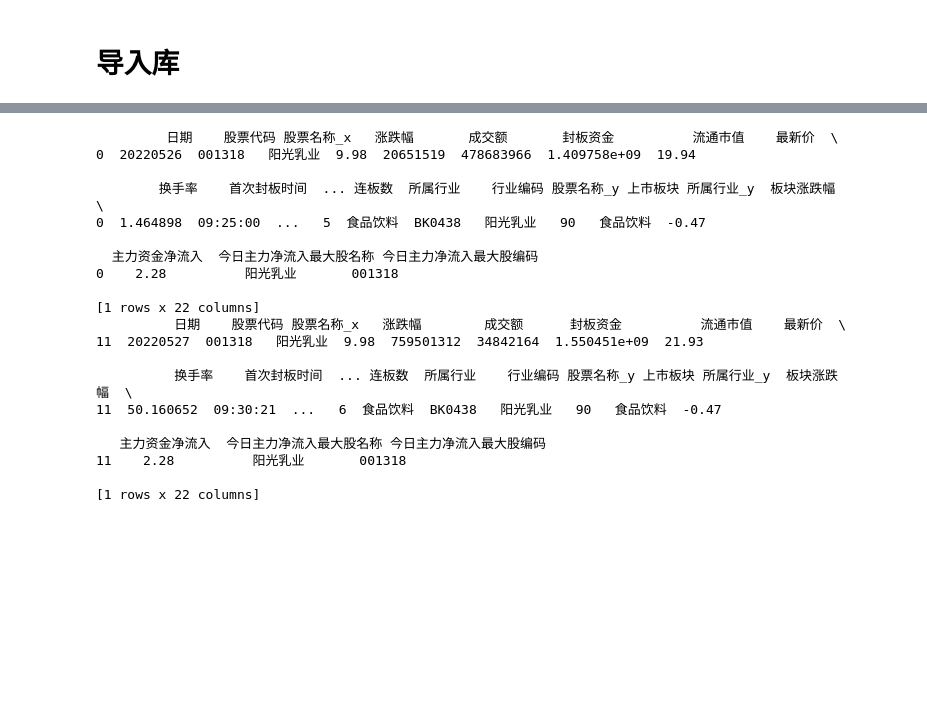
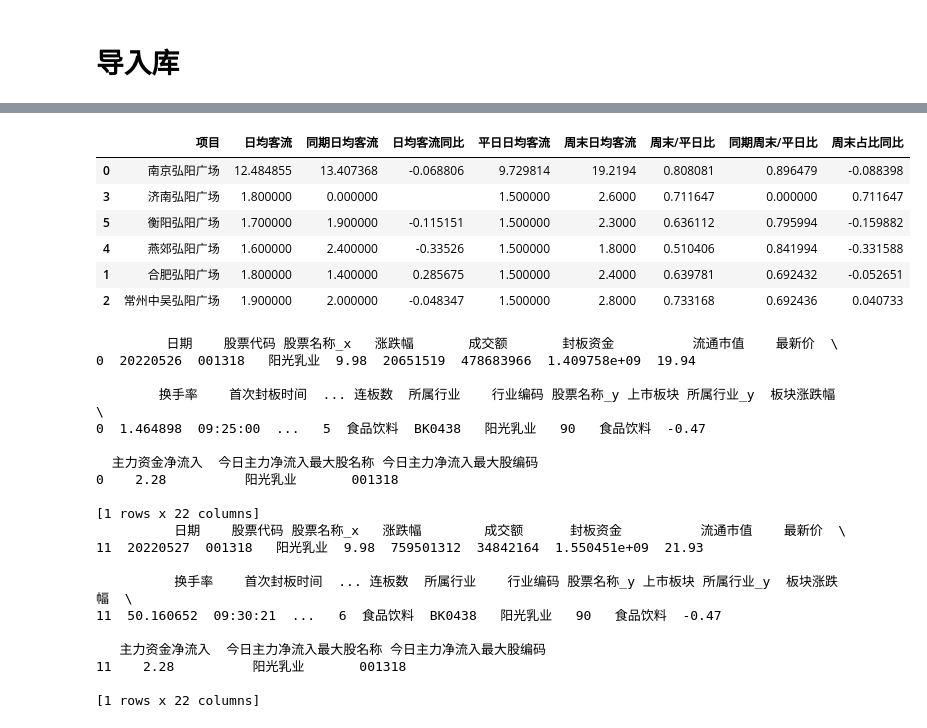
Before and after one commit to ifcheung2012/industryleader, a Jupyter notebook: stock.ipynb, the cells around one changed output, grey strips where cells are left out. Cells and saved outputs as stored; diff of their text form; code cells hidden in the pictures; blank space fills up the shorter version.

```diff
--- a/stock.ipynb
+++ b/stock.ipynb
@@ -7,48 +7,54 @@ import numpy as np
 df_kl=pd.read_excel('~/Downloads/kl-1.xlsx')
 df_kl.insert(loc=0,column='序号',value = [1,5,6,2,4,3])
 df_kl_t=df_kl.sort_values(by=['序号'],ascending=True)
-page_2 = df_kl_t[['项目','日均客流','同期日均客流','日均客流同比','平日日均客流','周末日均客流','周末/平日比','周末占比同比']]
-
-df_xs=pd.read_excel('~/Downloads/xs-1.xlsx')
-df_all = df_xs.loc[(df_xs.项目分类 =='项目整体')]
-df_all.insert(loc=0,column='序号',value =[1,5,6,2,4,3])
-df_xs_a=df_all.sort_values(by=['序号'],ascending=True)
-page_3 = df_xs_a[['项目','日均销售额','同期日均销售额','日均销额售同比','平日日均销售额','周末日均销售额','周末/平日比','周末占比同比']]
+page_2 = df_kl_t[['项目','日均客流','同期日均客流','日均客流同比','平日日均客流','周末日均客流','周末/平日比','同期周末/平日比']]
+page_2.astype({'周末/平日比':'float','同期周末/平日比':'float'})
+page_2['周末占比同比'] = df_kl_t['周末/平日比'] - df_kl_t['同期周末/平日比']
+# page_2 = df_kl_t[['项目','日均客流','同期日均客流','日均客流同比','平日日均客流','周末日均客流','周末/平日比','周末占比同比']]
+page_2
+# df_xs=pd.read_excel('~/Downloads/xs-1.xlsx')
+# df_all = df_xs.loc[(df_xs.项目分类 =='项目整体')]
+# df_all.insert(loc=0,column='序号',value =[1,5,6,2,4,3])
+# df_xs_a=df_all.sort_values(by=['序号'],ascending=True)
+# page_3 = df_xs_a[['项目','日均销售额','同期日均销售额','日均销额售同比','平日日均销售额','周末日均销售额','周末/平日比','周末占比同比']]
 
 
-df_major = df_xs.loc[(df_xs.项目分类 =='主次力店')]
-df_major.insert(loc=0,column='序号',value =[1,5,6,2,4,3])
-df_xs_m=df_major.sort_values(by=['序号'],ascending=True)
-page_4 = df_xs_m[['项目','日均销售额','同期日均销售额','日均销额售同比','平日日均销售额','周末日均销售额','周末/平日比','周末占比同比']]
+# df_major = df_xs.loc[(df_xs.项目分类 =='主次力店')]
+# df_major.insert(loc=0,column='序号',value =[1,5,6,2,4,3])
+# df_xs_m=df_major.sort_values(by=['序号'],ascending=True)
+# page_4 = df_xs_m[['项目','日均销售额','同期日均销售额','日均销额售同比','平日日均销售额','周末日均销售额','周末/平日比','周末占比同比']]
 
 
-df_normal = df_xs.loc[(df_xs.项目分类 =='一般店铺')]
-df_normal.insert(loc=0,column='序号',value =[1,5,6,2,4,3])
-df_xs_n=df_normal.sort_values(by=['序号'],ascending=True)
-page_5 = df_xs_n[['项目','日均销售额','同期日均销售额','日均销额售同比','平日日均销售额','周末日均销售额','周末/平日比','周末占比同比']]
-
-page_1 = pd.merge(page_2,page_3,on='项目',how='left')[['项目','日均客流','日均客流同比','日均销售额','日均销额售同比']]
+# df_normal = df_xs.loc[(df_xs.项目分类 =='一般店铺')]
+# df_normal.insert(loc=0,column='序号',value =[1,5,6,2,4,3])
+# df_xs_n=df_normal.sort_values(by=['序号'],ascending=True)
+# page_5 = df_xs_n[['项目','日均销售额','同期日均销售额','日均销额售同比','平日日均销售额','周末日均销售额','周末/平日比','周末占比同比']]
 
 
-rjkl=page_2.日均客流.sum()
-rjkl_tq = page_2.同期日均客流.sum()
-rjkl_tb = (rjkl-rjkl_tq)/rjkl_tq
 
-rjxs=page_3.日均销售额.sum()
-rjxs_tq=page_3.同期日均销售额.sum()
-rjxs_tb=(rjxs-rjxs_tq)/rjxs_tq
+# page_1 = pd.merge(page_2,page_3,on='项目',how='left')[['项目','日均客流','日均客流同比','日均销售额','日均销额售同比']]
 
-df_a_row1 = pd.DataFrame(np.insert(page_1.values,0,values=['均值',rjkl_tq,rjkl_tb,rjxs_tq,rjxs_tb],axis=0))
 
-page_2=page_2.round(decimals=0)
-page_3=page_3.round(decimals=0)
-page_4=page_4.round(decimals=0)
-page_5=page_5.round(decimals=0)
-page_1=page_1.round(decimals=0)
+# rjkl=page_2.日均客流.sum()/6
+# rjkl_tq = page_2.同期日均客流.sum()
+# rjkl_tb = (rjkl-rjkl_tq)/rjkl_tq
 
-with pd.ExcelWriter('~/Downloads/ppt.xlsx') as writer:
-    df_a_row1.to_excel(writer,sheet_name='page_1')
-    page_2.to_excel(writer,sheet_name='page_2')
-    page_3.to_excel(writer,sheet_name='page_3')
-    page_4.to_excel(writer,sheet_name='page_4')
-    page_5.to_excel(writer,sheet_name='page_5')
+# rjxs=page_3.日均销售额.sum()/6
+# rjxs_tq=page_3.同期日均销售额.sum()
+# rjxs_tb=(rjxs-rjxs_tq)/rjxs_tq
+
+# df_a_row1 = pd.DataFrame(np.insert(page_1.values,0,values=['均值',rjkl_tq,rjkl_tb,rjxs_tq,rjxs_tb],axis=0))
+
+# page_2=page_2.round(decimals=1)
+# page_3=page_3.round(decimals=0)
+# page_4=page_4.round(decimals=0)
+# page_5=page_5.round(decimals=0)
+# page_1=page_1.round(decimals=0)
+
+# with pd.ExcelWriter('~/Downloads/ppt.xlsx') as writer:
+#     df_a_row1.to_excel(writer,sheet_name='page_1')
+#     page_2.to_excel(writer,sheet_name='page_2')
+#     page_3.to_excel(writer,sheet_name='page_3')
+#     page_4.to_excel(writer,sheet_name='page_4')
+#     page_5.to_excel(writer,sheet_name='page_5')
+# %% [output]
@@ -54,0 +66,7 @@ with pd.ExcelWriter('~/Downloads/ppt.xlsx') as writer:
+|  | 项目 | 日均客流 | 同期日均客流 | 日均客流同比 | 平日日均客流 | 周末日均客流 | 周末/平日比 | 同期周末/平日比 | 周末占比同比 |
+| 0 | 南京弘阳广场 | 12.484855 | 13.407368 | -0.068806 | 9.729814 | 19.2194 | 0.808081 | 0.896479 | -0.088398 |
+| 3 | 济南弘阳广场 | 1.800000 | 0.000000 |  | 1.500000 | 2.6000 | 0.711647 | 0.000000 | 0.711647 |
+| 5 | 衡阳弘阳广场 | 1.700000 | 1.900000 | -0.115151 | 1.500000 | 2.3000 | 0.636112 | 0.795994 | -0.159882 |
+| 4 | 燕郊弘阳广场 | 1.600000 | 2.400000 | -0.33526 | 1.500000 | 1.8000 | 0.510406 | 0.841994 | -0.331588 |
+| 1 | 合肥弘阳广场 | 1.800000 | 1.400000 | 0.285675 | 1.500000 | 2.4000 | 0.639781 | 0.692432 | -0.052651 |
+| 2 | 常州中吴弘阳广场 | 1.900000 | 2.000000 | -0.048347 | 1.500000 | 2.8000 | 0.733168 | 0.692436 | 0.040733 |
```
Also changed, not shown: parts of 2 cells of this notebook, 1 other file.
